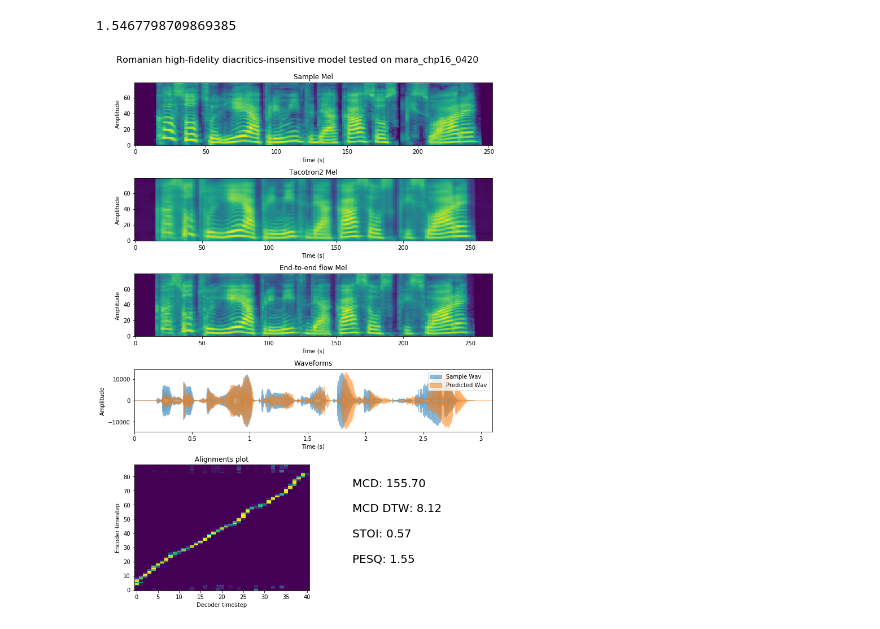
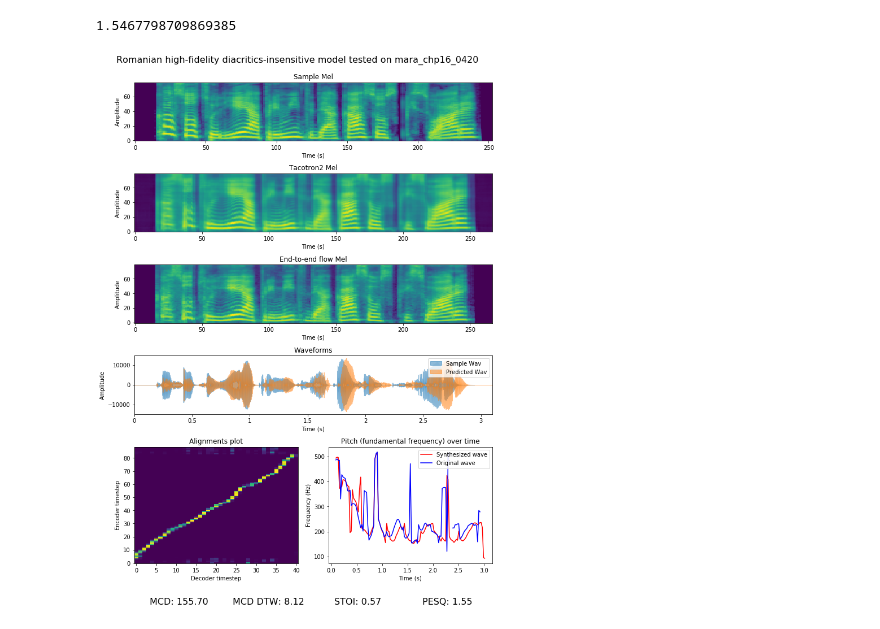
Before and after one commit to SebastianBalmus/DiplomaProject, a Jupyter notebook: notebooks/e2e_ro_di_hf.ipynb, the cells around one changed output. Cells and saved outputs as stored; diff of their text form; code cells hidden in the pictures.

```diff
--- a/notebooks/e2e_ro_di_hf.ipynb
+++ b/notebooks/e2e_ro_di_hf.ipynb
@@ -225,7 +258,7 @@ pesq_score
 fig = plt.figure(figsize=(10, 14))
 
 # Create a GridSpec with height ratios to make the horizontal plots less tall
-gs = gridspec.GridSpec(5, 2, height_ratios=[1, 1, 1, 1, 2])
+gs = gridspec.GridSpec(6, 2, height_ratios=[1, 1, 1, 1, 2, 0.2])
 
 # Create individual plots with different data
 ax1 = fig.add_subplot(gs[0, :])
@@ -244,36 +277,44 @@ ax3 = fig.add_subplot(gs[2, :])
 ax3.imshow(e2e_mel[0], aspect="auto", origin="lower", interpolation="none")
 ax3.set_title('End-to-end flow Mel')
 ax3.set_xlabel('Time (s)')
 ax3.set_ylabel('Amplitude')
 
 ax4 = fig.add_subplot(gs[3, :])
 librosa.display.waveplot(sample_wav.astype('float32'), sr=sample_sr, alpha=0.5, label="Sample Wav", ax=ax4)
 librosa.display.waveplot(wav.astype('float32'), sr=sr, alpha=0.5, label="Predicted Wav", ax=ax4)
 ax4.set_title('Waveforms')
 ax4.set_xlabel('Time (s)')
 ax4.set_ylabel('Amplitude')
 ax4.legend()
 
 ax5 = fig.add_subplot(gs[4, 0])
 ax5.imshow(alignments[0], aspect="auto", origin="lower", interpolation="none")
 ax5.set_title('Alignments plot')
 ax5.set_xlabel('Decoder timestep')
 ax5.set_ylabel('Encoder timestep')
 
 ax6 = fig.add_subplot(gs[4, 1])
-ax6.text(0.2, 0.85, f'MCD: {mcd:.2f}', ha='left', va='center', fontsize=20)
-ax6.text(0.2, 0.65, f'MCD DTW: {mcd_dtw:.2f}', ha='left', va='center', fontsize=20)
-ax6.text(0.2, 0.45, f'STOI: {stoi_score:.2f}', ha='left', va='center', fontsize=20)
-ax6.text(0.2, 0.25, f'PESQ: {pesq_score:.2f}', ha='left', va='center', fontsize=20)
-ax6.axis('off')
+ax6.plot(time, pitch, label='Synthesized wave', color='r')
+ax6.plot(sample_time, sample_pitch, label='Original wave', color='b')
+ax6.set_title('Pitch (fundamental frequency) over time')
+ax6.set_xlabel('Time (s)')
+ax6.set_ylabel('Frequency (Hz)')
+ax6.legend(loc='upper right')
+
+ax7 = fig.add_subplot(gs[5, :])
+ax7.text(0.125, 0.5, f'MCD: {mcd:.2f}', ha='center', va='center', fontsize=16)
+ax7.text(0.375, 0.5, f'MCD DTW: {mcd_dtw:.2f}', ha='center', va='center', fontsize=16)
+ax7.text(0.625, 0.5, f'STOI: {stoi_score:.2f}', ha='center', va='center', fontsize=16)
+ax7.text(0.875, 0.5, f'PESQ: {pesq_score:.2f}', ha='center', va='center', fontsize=16)
+ax7.axis('off')
 
 # Add a main title for the entire figure
 fig.suptitle('Romanian high-fidelity diacritics-insensitive model tested on mara_chp16_0420', fontsize=16)
 
 # Adjust layout to prevent overlapping
 plt.tight_layout(rect=[0, 0, 1, 0.96])
 
 # Display the plots
 plt.show()
 # %% [output]
-[figure, old version]
+[figure, new version]
```
Also changed, not shown: parts of 1 cell of this notebook, 7 other files.
